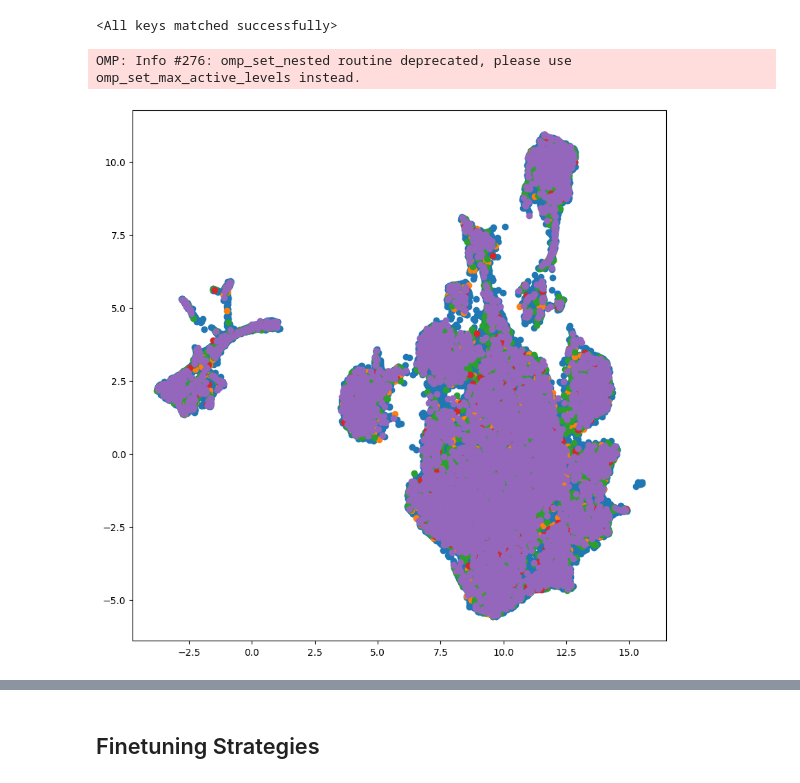
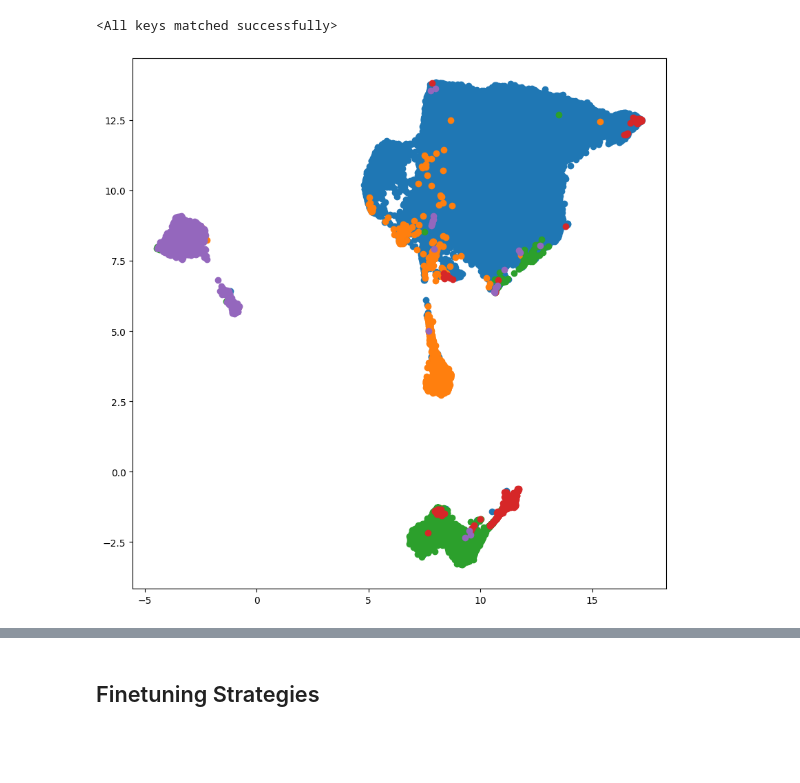
Before and after one commit to jlohunecke/ML4HC_project2, a Jupyter notebook: proj2_pt2.ipynb, the cells around one changed output, grey strips where cells are left out. Cells and saved outputs as stored; diff of their text form; code cells hidden in the pictures; blank space fills up the shorter version.

```diff
--- a/proj2_pt2.ipynb
+++ b/proj2_pt2.ipynb
@@ -266,8 +302,4 @@ optimizer = torch.optim.Adam(model.parameters(), lr=0.001)
 # %%
-epoch_losses_training = []
-epoch_losses_testing = []
-epoch_accuracies_training = []
-epoch_accuracies_testing = []
 
 num_epochs = 100
 
@@ -278,12 +310,10 @@ for epoch in pbar:
     pred_train = []
     y_train_list = []
 
-    for i, (X_batch, y_batch) in enumerate(X_train_dataloader):
-        outputs = model(X_batch)
-        print(y_batch.shape)
-        loss = info_nce_loss(outputs, y_batch)
-        pred_train.append(torch.argmax(outputs, dim=1))
-        y_train_list.append(y_batch)
+    for i, (X_batch, y_pos, y_neg, k) in enumerate(train_dataloader_nce):
+        c, z_pos, z_neg, W_k = model(X_batch, y_pos, y_neg, k)
+
+        loss = criterion(c, z_pos, z_neg, W_k)
 
         total_loss += loss.item() * len(X_batch)
 
@@ -291,23 +321,8 @@ for epoch in pbar:
         loss.backward()
         optimizer.step()
 
-    epoch_accuracies_training.append(balanced_accuracy_score(torch.cat(y_train_list).cpu().numpy(), torch.cat(pred_train).cpu().numpy()))
     epoch_losses_training.append(total_loss/len(X_train_tensor))
 
     with torch.no_grad():
-        pred_test = []
-        y_test_list = []
-        total_loss_test = 0
-        for i, (X_batch, y_batch) in enumerate(X_test_dataloader):
-            outputs = model(X_batch)
-            loss = criterion(outputs, y_batch)
-            pred_test.append(torch.argmax(outputs, dim=1))
-            y_test_list.append(y_batch)
-
-            total_loss += loss.item() * len(X_batch)
-
-        epoch_accuracies_testing.append(balanced_accuracy_score(torch.cat(y_test_list).cpu().numpy(), torch.cat(pred_test).cpu().numpy()))
-        epoch_losses_testing.append(total_loss/len(X_test_tensor))
-
-        pbar.set_description(f'Epoch [{epoch+1}/{num_epochs}], Loss: {epoch_losses_training[-1]:.4f}, Balanced Accuracy: {epoch_accuracies_training[-1]:.4f}, test loss: {epoch_losses_testing[-1]:.4f}, test balanced accuracy: {epoch_accuracies_testing[-1]:.4f}')
+        pbar.set_description(f'Epoch [{epoch+1}/{num_epochs}], training loss: {epoch_losses_training[-1]:.4f}')
 # %% [output]
@@ -326,7 +338,7 @@ RuntimeError: shape '[100, -1]' is invalid for input of size 7698
 ## Visualising Learned Representations
 # %%
 model = TransformerModel(input_size, output_size).to(device)
-model.load_state_dict(torch.load('./p2/transformer_100'))
+model.load_state_dict(torch.load('./p2/transformer_100_lr_3e-4_1_hidden'))
 # %% [output]
 <All keys matched successfully>
 # %%
@@ -340,29 +352,31 @@ with torch.no_grad():
     for i, (X_batch, y_batch) in enumerate(X_train_dataloader):
         outputs = model.encode(X_batch)
         X_train_encoded.append(outputs)
-        y_train_list.append(y_batch)
+        y_train_encoded.append(y_batch)
 
     for i, (X_batch, y_batch) in enumerate(X_test_dataloader):
         outputs = model.encode(X_batch)
         X_test_encoded.append(outputs)
-        y_test_list.append(y_batch)
+        y_test_encoded.append(y_batch)
 
 X_train_encoded = torch.cat(X_train_encoded).cpu().numpy()
 X_test_encoded = torch.cat(X_test_encoded).cpu().numpy()
+
+y_train_encoded = torch.cat(y_train_encoded).cpu().numpy()
+y_test_encoded = torch.cat(y_test_encoded).cpu().numpy()
 # %%
 # UMAP for dimensionality reduction
 
 import umap.umap_ as umap
 
 umap_model = umap.UMAP(n_components=2)
 X_train_umap = umap_model.fit_transform(X_train_encoded)
 
 fig, ax = plt.subplots(1, 1, figsize=(10, 10))
-for i in np.unique(y_train):
-    ax.scatter(X_train_umap[y_train == i, 0], X_train_umap[y_train == i, 1], label=f'Class {i}')
+for i in np.unique(y_train_encoded):
+    ax.scatter(X_train_umap[y_train_encoded == i, 0], X_train_umap[y_train_encoded == i, 1], label=f'Class {i}')
 # %% [output]
-OMP: Info #276: omp_set_nested routine deprecated, please use omp_set_max_active_levels instead.
-[figure, old version]
+[figure, new version]
 # %%
 data_train = pd.read_csv('data/ptbdb_train.csv')
 data_test = pd.read_csv('data/ptbdb_test.csv')
```
Also changed, not shown: parts of 24 cells of this notebook, 5 other files.
